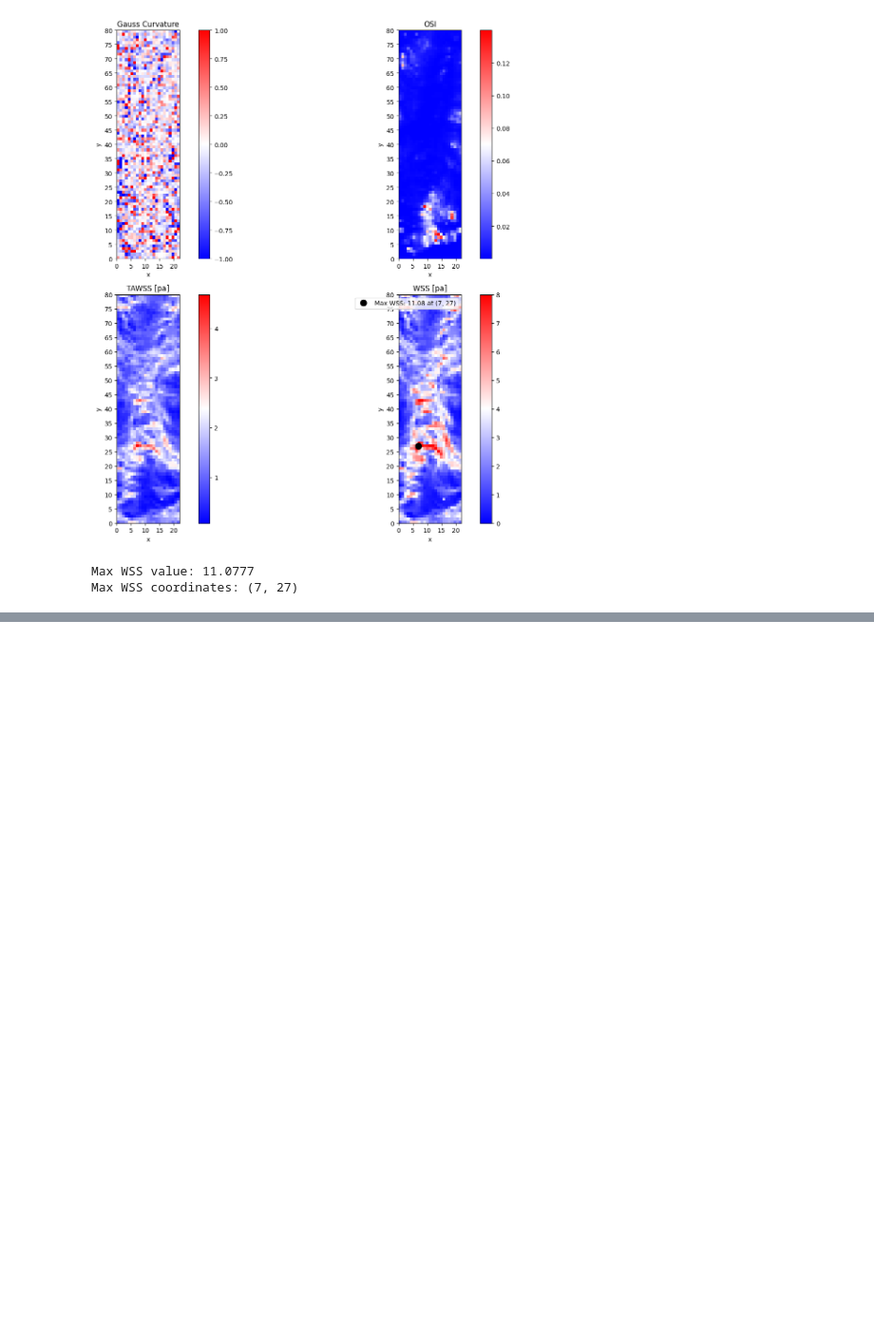
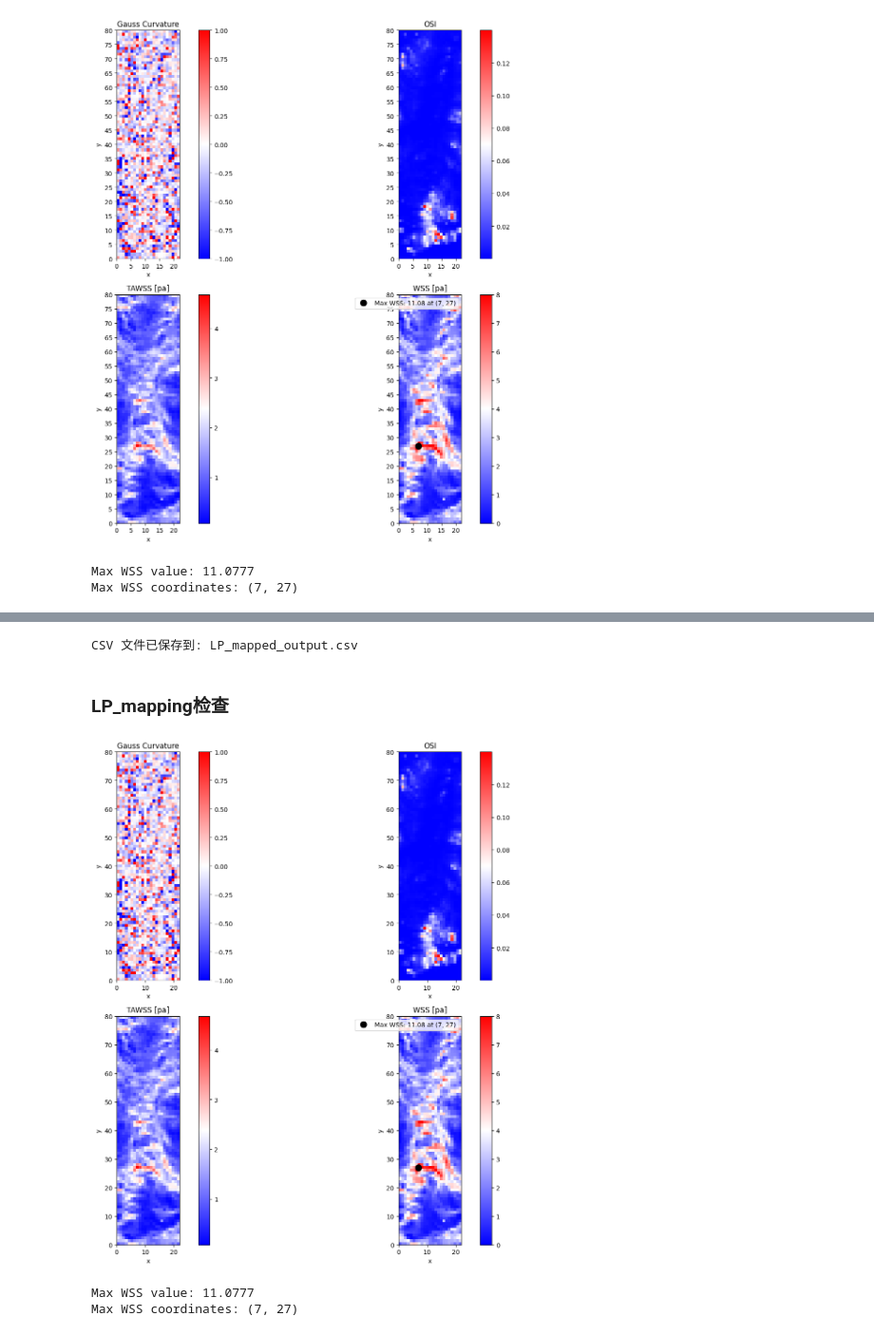
Before and after one commit to HARUJANE/PhD, a Jupyter notebook: matching and patching/3_code/matching.ipynb, the cells around one changed output, grey strips where cells are left out. Shown at 95% size. Drawn from its saved outputs; the diff is of its cells as text; code cells hidden in the pictures; blank space fills up the shorter version.

```diff
--- a/matching and patching/3_code/matching.ipynb
+++ b/matching and patching/3_code/matching.ipynb
@@ -264,0 +437,80 @@ Max WSS coordinates: (7, 27)
+# %%
+# 准备要输出的数据
+
+# 创建一个 DataFrame 保存所有参数的网格数据
+output_df = pd.DataFrame({
+    'y': df_mapped['y'],
+    'x': df_mapped['x'],
+    'Gauss_Curvature': gauss_curvature_grid.flatten(),
+    'OSI': osi_grid.flatten(),
+    'TAWSS [pa]': tawss_grid.flatten(),
+    'WSS [pa]': wss_grid.flatten()
+})
+
+# 将 DataFrame 保存为 CSV 文件
+output_file_path = 'LP_mapped_output.csv'  # 将路径替换为你希望保存的位置
+output_df.to_csv(output_file_path, index=False)
+
+print(f"CSV 文件已保存到: {output_file_path}")
+# %% [output]
+CSV 文件已保存到: LP_mapped_output.csv
+# %% [markdown]
+### LP_mapping检查
+# %%
+# 加载刚刚生成的 CSV 文件
+output_df_loaded = pd.read_csv('LP_mapped_output.csv')  # 请确保路径与生成的 CSV 文件路径一致
+
+# 构造二维网格
+x_unique = np.sort(output_df_loaded['x'].unique())  # x轴唯一值
+y_unique = np.sort(output_df_loaded['y'].unique())  # y轴唯一值
+
+# 创建参数的二维网格
+gauss_curvature_grid = output_df_loaded.pivot(index='y', columns='x', values='Gauss_Curvature').values
+osi_grid = output_df_loaded.pivot(index='y', columns='x', values='OSI').values
+tawss_grid = output_df_loaded.pivot(index='y', columns='x', values='TAWSS [pa]').values
+wss_grid = output_df_loaded.pivot(index='y', columns='x', values='WSS [pa]').values
+
+# 创建自定义颜色映射
+colors = ['blue', 'white', 'red']
+custom_cmap = LinearSegmentedColormap.from_list('custom_cmap', colors, N=256)
+
+# 找到最大WSS值及其位置
+wss_max_index = np.unravel_index(np.argmax(wss_grid, axis=None), wss_grid.shape)
+max_wss_value = wss_grid[wss_max_index]
+max_wss_coordinates = (x_unique[wss_max_index[1]], y_unique[wss_max_index[0]])  # 使用x, y的唯一值来获得实际坐标
+
+# 绘制每个参数的图像（保持原来的样式）
+titles = ['Gauss Curvature', 'OSI', 'TAWSS [pa]', 'WSS [pa]']
+grids = [gauss_curvature_grid, osi_grid, tawss_grid, wss_grid]
+
+fig, axes = plt.subplots(2, 2, figsize=(15, 12))
+
+for ax, title, grid in zip(axes.ravel(), titles, grids):
+    if title == 'Gauss Curvature':
+        # 设置Gauss Curvature的颜色范围
+        c = ax.imshow(grid, origin='lower', aspect='equal', cmap=custom_cmap, vmin=-1, vmax=1, extent=(x_unique.min(), x_unique.max(), y_unique.min(), y_unique.max()))
+    elif title == 'WSS [pa]':
+        # WSS的颜色范围，并标注最大值
+        c = ax.imshow(grid, origin='lower', aspect='equal', cmap=custom_cmap, vmin=0, vmax=8, extent=(x_unique.min(), x_unique.max(), y_unique.min(), y_unique.max()))
+        # 标注最大WSS值及其位置
+        ax.plot(max_wss_coordinates[0], max_wss_coordinates[1], 'ko', markersize=10, label=f'Max WSS: {max_wss_value:.2f} at {max_wss_coordinates}')
+        ax.legend()
+    else:
+        # 其他参数默认的颜色范围
+        c = ax.imshow(grid, origin='lower', aspect='equal', cmap=custom_cmap, extent=(x_unique.min(), x_unique.max(), y_unique.min(), y_unique.max()))
+
+    ax.set_title(title)
+    ax.set_xlabel('x')
+    ax.set_ylabel('y')
+    fig.colorbar(c, ax=ax)
+
+plt.tight_layout()
+plt.show()
+
+# 输出最大WSS值及其坐标
+print(f"Max WSS value: {max_wss_value}")
+print(f"Max WSS coordinates: {max_wss_coordinates}")
+# %% [output]
+[figure, added]
+Max WSS value: 11.0777
+Max WSS coordinates: (7, 27)
```
Also changed, not shown: parts of 26 cells of this notebook, 5 other files.
